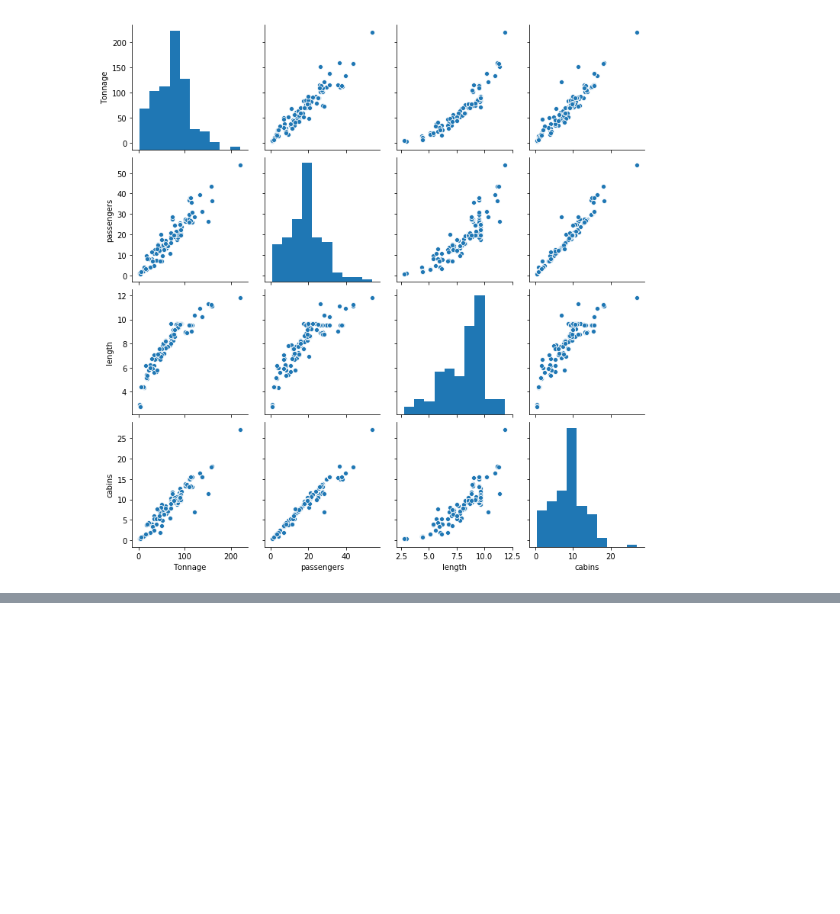
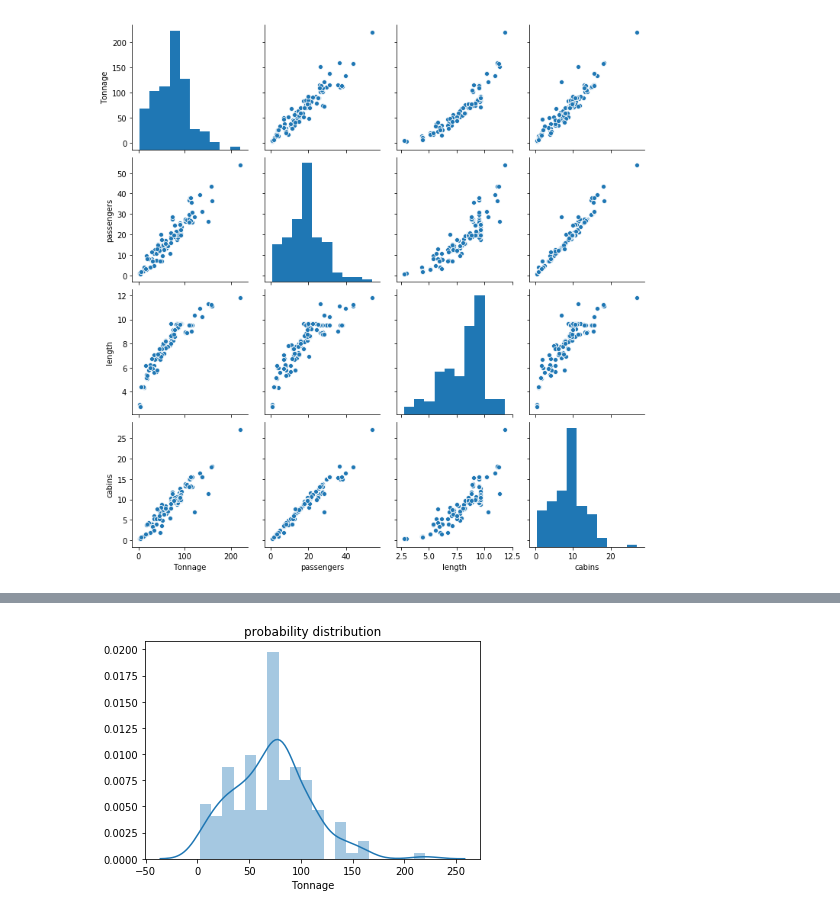
Before and after one commit to monikadelekta/Ship-Crew-Size-Recommender, a Jupyter notebook: Crew_Size_Recommender.ipynb, the cells around one changed output, grey strips where cells are left out. Cells and saved outputs as stored; diff of their text form; code cells hidden in the pictures; blank space fills up the shorter version.

```diff
--- a/Crew_Size_Recommender.ipynb
+++ b/Crew_Size_Recommender.ipynb
@@ -63,0 +73,6 @@ sns.pairplot(crew_size[columns_reduced])
+# %%
+sns.distplot(crew_size['Tonnage'],bins=20)
+plt.title('probability distribution')
+plt.show()
+# %% [output]
+[figure, added]
```
Also changed, not shown: parts of 4 cells of this notebook.
